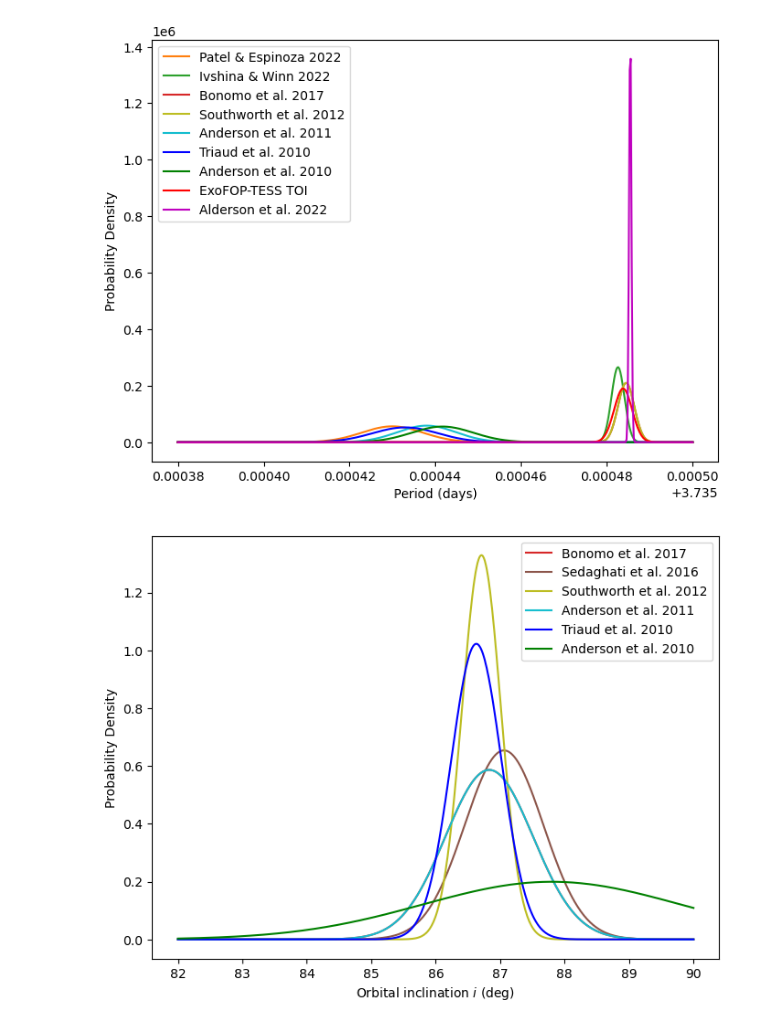
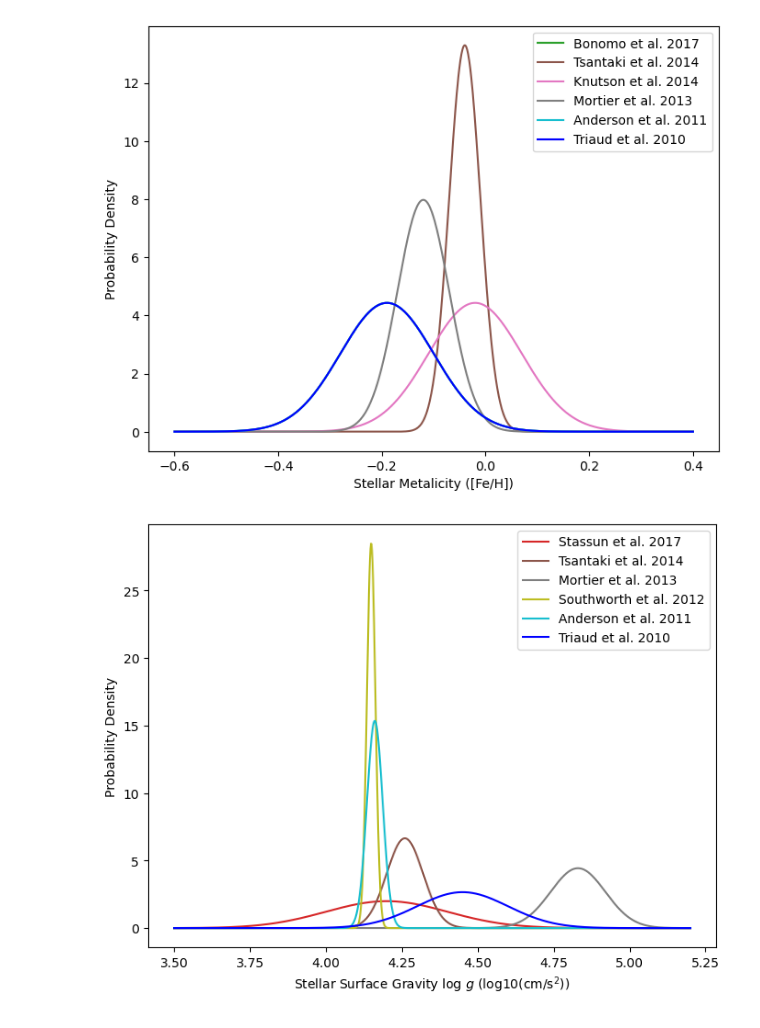
Before and after one commit to hrwakeford/MSci2022_TESS, a Jupyter notebook: WASP_17b_transit_fitting/WASP_17_literature/wasp_17_probability_density_literature_parameters.ipynb, the cells around one changed output. Drawn from its saved outputs; the diff is of its cells as text; code cells hidden in the pictures.

```diff
--- a/WASP_17b_transit_fitting/WASP_17_literature/wasp_17_probability_density_literature_parameters.ipynb
+++ b/WASP_17b_transit_fitting/WASP_17_literature/wasp_17_probability_density_literature_parameters.ipynb
@@ -43,3 +44,18 @@ df_log_g_list = df.loc['log_g'] #Stellar surface gravity (log10(cm/s^2)
 T_eff_list, T_eff_ref_list = read_df_params(df_T_eff_list, df_ref_list)
 metallicity_list, metallicity_ref_list = read_df_params(df_metallicity_list, df_ref_list)
 log_g_list, log_g_ref_list = read_df_params(df_log_g_list, df_ref_list)
+# %%
+fig, ax = plt.subplots(1, figsize=(8,6))
+
+x = np.linspace(5000, 7300, 1000)
+for obj, author in zip(T_eff_list, T_eff_ref_list):
+    mu, upper, lower = obj
+    sigma = max(abs(upper), abs(lower))
+    if sigma > 0:
+        colour = df[author]['colour']
+        plt.plot(x, stats.norm.pdf(x, mu, sigma), label=author, color=colour)
+
+plt.xlabel(r"Stellar Effective Temperature T$_{eff}$ (K)")
+plt.ylabel("Probability Density")
+ax.legend()
+plt.show()
@@ -46,36 +64,34 @@ log_g_list, log_g_ref_list = read_df_params(df_log_g_list, df_ref_list)
 # %%
 fig, ax = plt.subplots(1, figsize=(8,6))
 
-x = np.linspace(3.73538, 3.7355, 500)
-for P_obj, author in zip(P_list, P_ref_list):
-    mu, upper, lower = P_obj
+x = np.linspace(-0.6, 0.4, 1000)
+for obj, author in zip(metallicity_list, metallicity_ref_list):
+    mu, upper, lower = obj
     sigma = max(abs(upper), abs(lower))
     if sigma > 0:
         colour = df[author]['colour']
         plt.plot(x, stats.norm.pdf(x, mu, sigma), label=author, color=colour)
 
-plt.xlabel("Period (days)")
+plt.xlabel(r"Stellar Metalicity ([Fe/H])")
 plt.ylabel("Probability Density")
 ax.legend()
 plt.show()
-
-#Same graph seen in https://doi.org/10.1093/mnras/stac661
 # %% [output]
-[figure, old version]
+[figure, new version]
 # %%
 fig, ax = plt.subplots(1, figsize=(8,6))
 
-x = np.linspace(82, 90, 500)
-for i_obj, author in zip(i_list, i_ref_list):
-    mu, upper, lower = i_obj
+x = np.linspace(3.5, 5.2, 1000)
+for obj, author in zip(log_g_list, log_g_ref_list):
+    mu, upper, lower = obj
     sigma = max(abs(upper), abs(lower))
     if sigma > 0:
         colour = df[author]['colour']
         plt.plot(x, stats.norm.pdf(x, mu, sigma), label=author, color=colour)
 
-plt.xlabel(r"Orbital inclination $i$ (deg)")
+plt.xlabel(r"Stellar Surface Gravity log $g$ (log10(cm/s$^2$))")
 plt.ylabel("Probability Density")
 ax.legend()
 plt.show()
 # %% [output]
-[figure, old version]
+[figure, new version]
```
Also changed, not shown: parts of 7 cells of this notebook, 2 other files.
